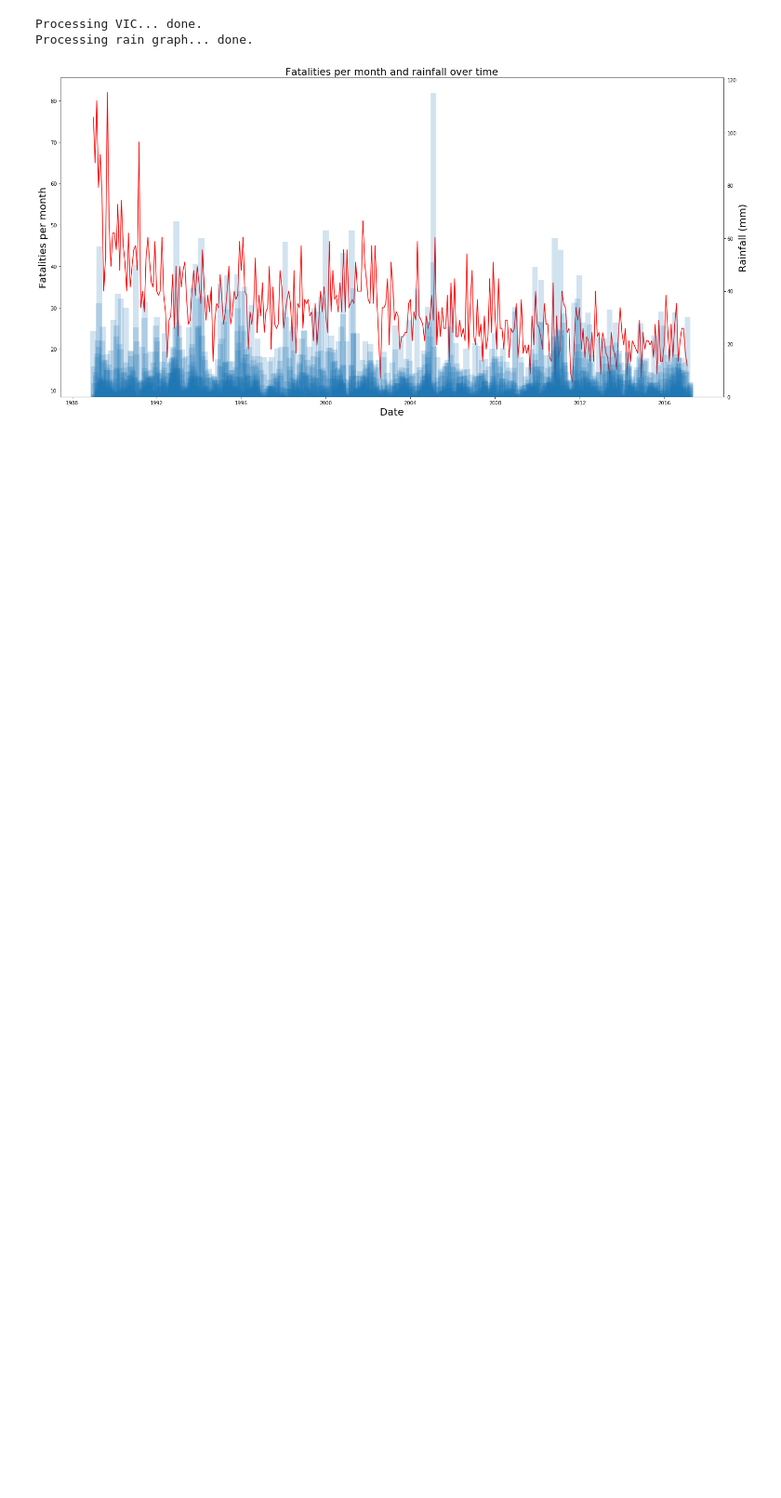
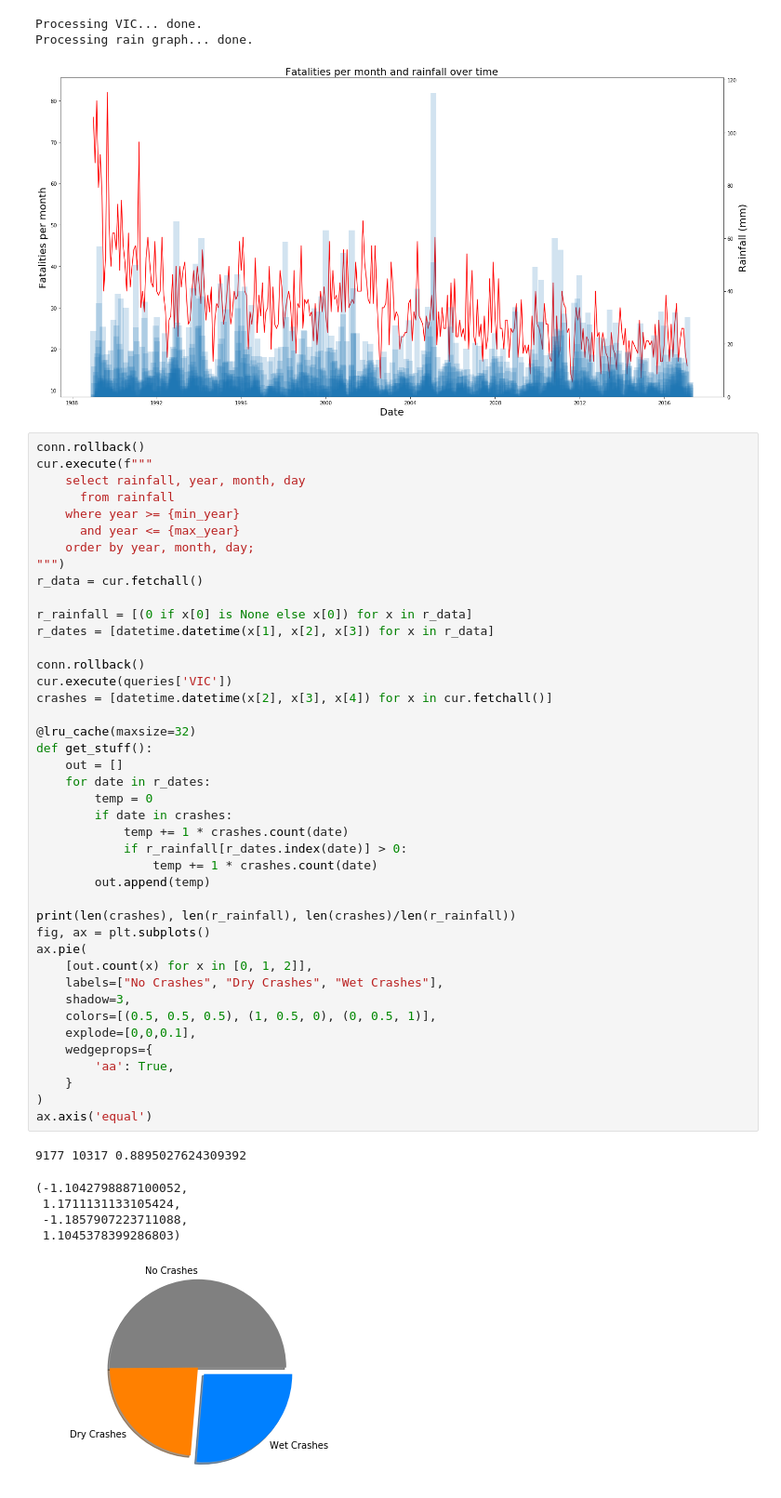
Before and after one commit to lyneca/info1903, a Jupyter notebook: INFO1903.ipynb, the cells around one changed output. Shown: that part at 93% size. Cells and saved outputs as stored; diff of their text form; blank space fills up the shorter version.

Commit message:
pie graph

```diff
--- a/INFO1903.ipynb
+++ b/INFO1903.ipynb
@@ -260,3 +260,52 @@ fig.tight_layout()
 Processing VIC... done.
 Processing rain graph... done.
 [figure]
+# %%
+conn.rollback()
+cur.execute(f"""
+    select rainfall, year, month, day
+      from rainfall
+    where year >= {min_year}
+      and year <= {max_year}
+    order by year, month, day;
+""")
+r_data = cur.fetchall()
+
+r_rainfall = [(0 if x[0] is None else x[0]) for x in r_data]
+r_dates = [datetime.datetime(x[1], x[2], x[3]) for x in r_data]
+
+conn.rollback()
+cur.execute(queries['VIC'])
+crashes = [datetime.datetime(x[2], x[3], x[4]) for x in cur.fetchall()]
+
+@lru_cache(maxsize=32)
+def get_stuff():
+    out = []
+    for date in r_dates:
+        temp = 0
+        if date in crashes:
+            temp += 1 * crashes.count(date)
+            if r_rainfall[r_dates.index(date)] > 0:
+                temp += 1 * crashes.count(date)
+        out.append(temp)
+
+print(len(crashes), len(r_rainfall), len(crashes)/len(r_rainfall))
+fig, ax = plt.subplots()
+ax.pie(
+    [out.count(x) for x in [0, 1, 2]],
+    labels=["No Crashes", "Dry Crashes", "Wet Crashes"],
+    shadow=3,
+    colors=[(0.5, 0.5, 0.5), (1, 0.5, 0), (0, 0.5, 1)],
+    explode=[0,0,0.1],
+    wedgeprops={
+        'aa': True,
+    }
+)
+ax.axis('equal')
+# %% [output]
+9177 10317 0.8895027624309392
+(-1.1042798887100052,
+ 1.1711131133105424,
+ -1.1857907223711088,
+ 1.1045378399286803)
+[figure, added]
```
Also changed, not shown: 5 other files.
